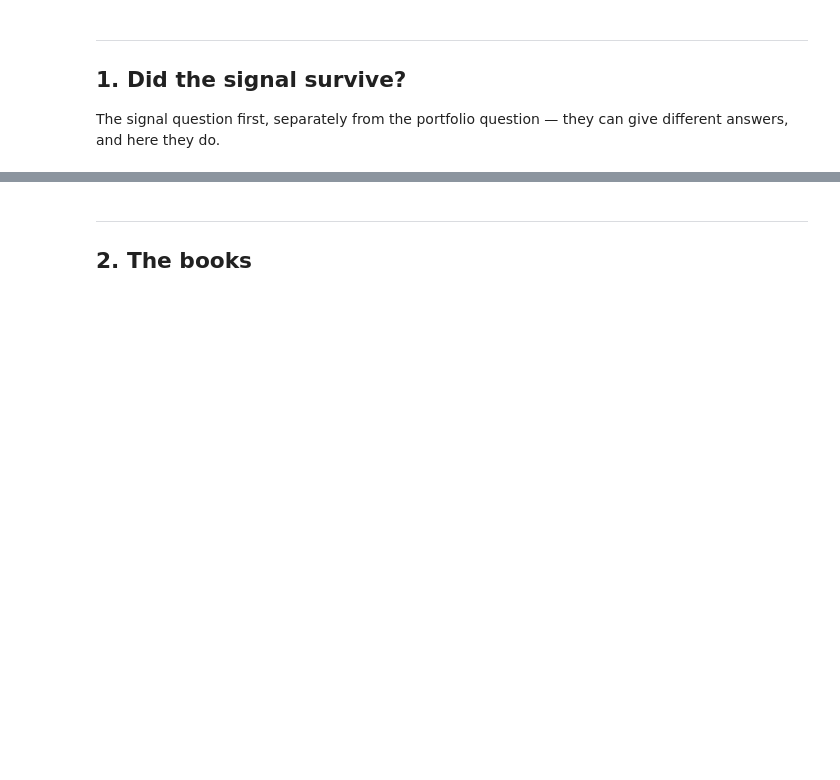
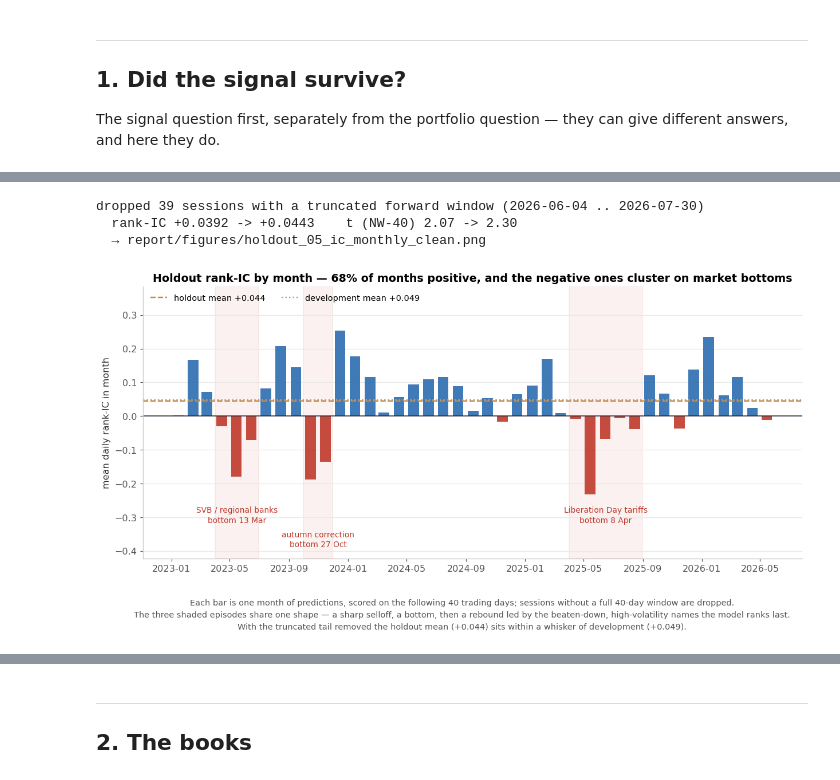
Before and after one commit to tenicho/ml-trend-momentum, a Jupyter notebook: notebooks/holdout_v11.ipynb, the cells around one changed output, grey strips where cells are left out. Saved outputs shown, nothing was run; the diff lists cells and outputs as text; code cells hidden in the pictures; blank space fills up the shorter version.

```diff
--- a/notebooks/holdout_v11.ipynb
+++ b/notebooks/holdout_v11.ipynb
@@ -183,0 +395,62 @@ it is why the short leg struggles below.
+# %%
+# ── Figure: the same months, tail trimmed and the bad stretches named ─────────────────────────
+# The panel's last session is 2026-07-31, and sh_regress clamps the exit bar to the last one
+# available (`tgt = min(gpos + H, tend[gpos])`). That is right for a delisting, but at the panel
+# edge it grades a 40-day model on whatever is left — down to a single day. Those sessions are
+# dropped here so every month on this chart is a like-for-like 40-day measurement.
+import pyarrow.parquet as _pq
+
+_pan = np.array(sorted(pd.unique(
+    _pq.read_table(f"{DATA}/sh_features.parquet", columns=["date"]).column("date").to_pandas())))
+_pos = np.searchsorted(_pan, ic_hold.index.values)
+full = pd.Series(np.minimum(H, (len(_pan) - 1) - _pos), index=ic_hold.index) >= H
+ic_full = ic_hold[full.values]
+IC_F, T_F = ic_full.mean(), nw(ic_full)[1]
+print(f"dropped {(~full).sum()} sessions with a truncated forward window "
+      f"({ic_hold.index[~full.values][0].date()} .. {ic_hold.index[-1].date()})")
+print(f"  rank-IC {ic_hold.mean():+.4f} -> {IC_F:+.4f}    t (NW-{H}) {T_H:.2f} -> {T_F:.2f}")
+
+mon_f = ic_full.groupby(pd.Grouper(freq=MFREQ)).agg(["mean", "size"])
+mon_f = mon_f[mon_f["size"] >= 5]
+xf = mon_f.index.to_period("M").to_timestamp() + pd.Timedelta(days=14)
+
+# Each stretch is the same setup: a scare, a bottom, then a rebound the model is ranked against.
+# trailing int staggers the label row, so the two 2023 episodes do not collide
+EVENTS = [("2023-04-01", "2023-06-30", "SVB / regional banks", "bottom 13 Mar", 0),
+          ("2023-10-01", "2023-11-30", "autumn correction", "bottom 27 Oct", 1),
+          ("2025-04-01", "2025-08-31", "Liberation Day tariffs", "bottom 8 Apr", 0)]
+
+fig, ax = plt.subplots(figsize=(13.5, 5.6))
+ax.bar(xf, mon_f["mean"], width=22,
+       color=[BLUE if v > 0 else RED for v in mon_f["mean"]], alpha=.9)
+ax.axhline(0, color=INK, lw=1)
+ax.axhline(IC_F, color=AMBER, ls="--", lw=1.6, zorder=1,
+           label=f"holdout mean {IC_F:+.3f}")
+ax.axhline(IC_D, color=GREY, ls=":", lw=1.6, zorder=1,
+           label=f"development mean {IC_D:+.3f}")
+
+lo, hi = mon_f["mean"].min(), mon_f["mean"].max()
+ax.set_ylim(lo - .19, hi + .13)          # headroom for two rows of event labels
+for a_, b_, name, sub, row in EVENTS:
+    ta, tb = pd.Timestamp(a_), pd.Timestamp(b_)
+    ax.axvspan(ta, tb, color=RED, alpha=.07, zorder=0)
+    ax.annotate(f"{name}\n{sub}", xy=(ta + (tb - ta) / 2, lo - .035 - row * .072),
+                ha="center", va="top", fontsize=9, color=RED, linespacing=1.35)
+
+ax.set_ylabel("mean daily rank-IC in month")
+ax.set_title(f"Holdout rank-IC by month — {(mon_f['mean'] > 0).mean():.0%} of months positive, "
+             f"and the negative ones cluster on market bottoms")
+ax.legend(loc="upper left", ncol=2)
+style(ax)
+fig.text(.5, -.09, "Each bar is one month of predictions, scored on the following 40 trading days; "
+         "sessions without a full 40-day window are dropped.\nThe three shaded episodes share one "
+         "shape — a sharp selloff, a bottom, then a rebound led by the beaten-down, high-volatility "
+         "names the model ranks last.\nWith the truncated tail removed the holdout mean "
+         f"({IC_F:+.3f}) sits within a whisker of development ({IC_D:+.3f}).",
+         ha="center", fontsize=9.5, color="#555555", linespacing=1.6)
+save("holdout_05_ic_monthly_clean")
+# %% [output]
+dropped 39 sessions with a truncated forward window (2026-06-04 .. 2026-07-30)
+  rank-IC +0.0392 -> +0.0443    t (NW-40) 2.07 -> 2.30
+  → report/figures/holdout_05_ic_monthly_clean.png
+[figure, added]
```
Also changed, not shown: parts of 10 cells of this notebook, 5 other files.
